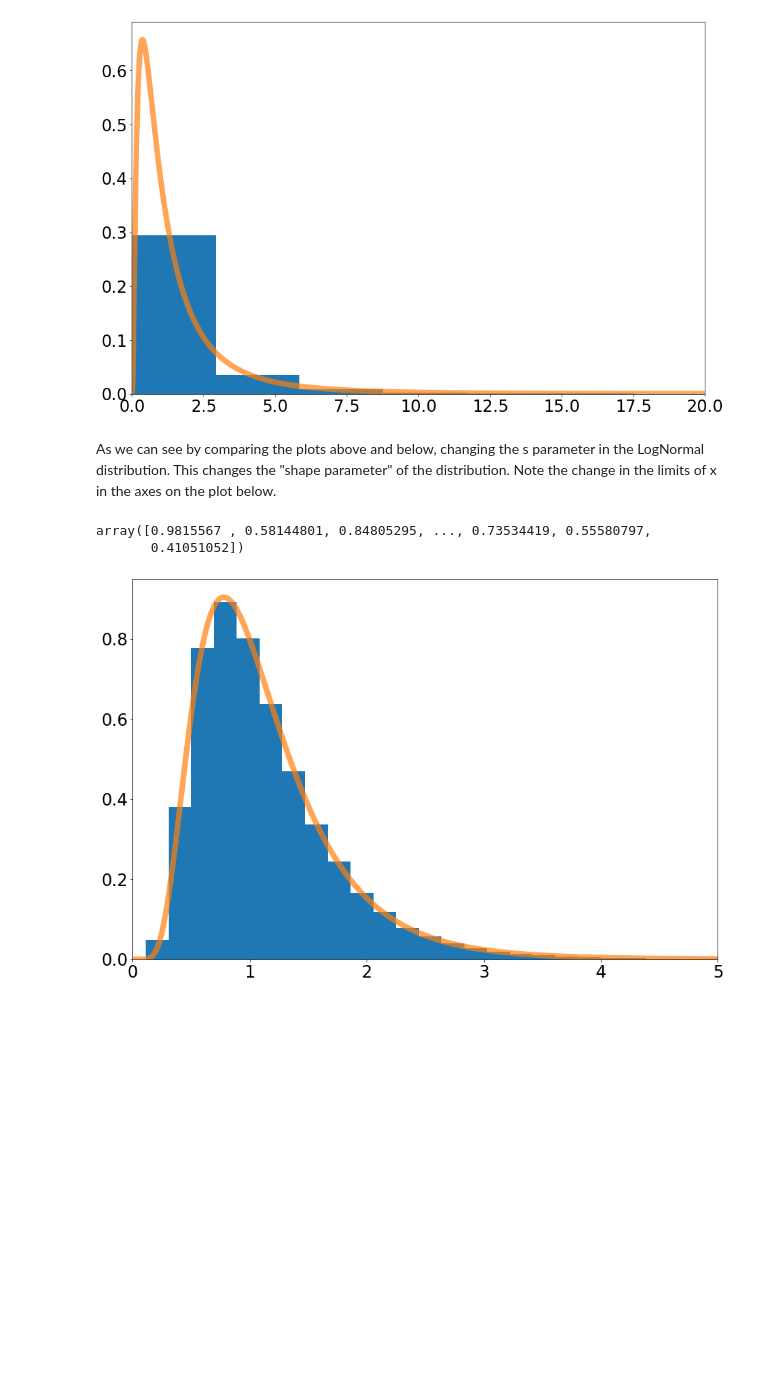
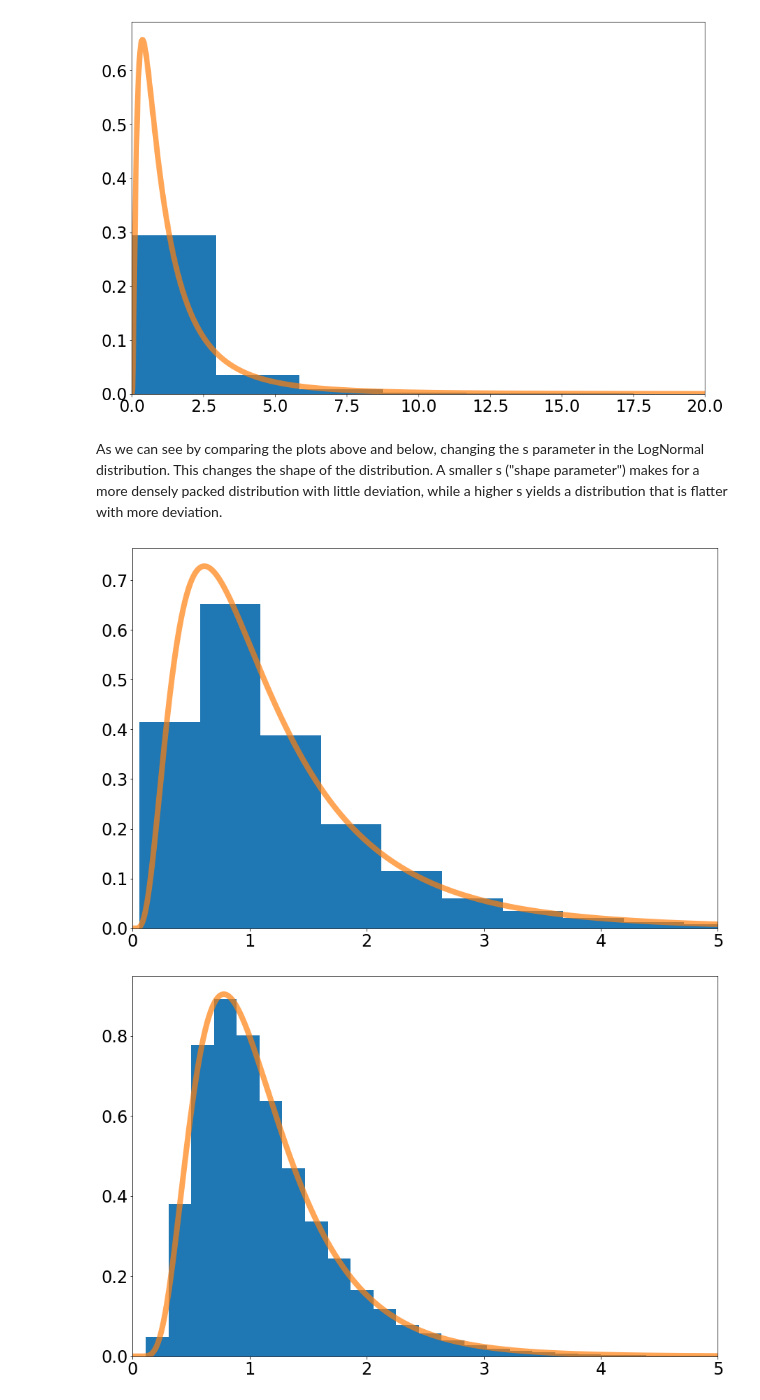
Before and after one commit to SOLHAUG13/Phys434_Autumn2021, a Jupyter notebook: Labs/Lab1/Lab1.ipynb, the cells around one changed output. Cells and saved outputs as stored; diff of their text form; code cells hidden in the pictures; blank space fills up the shorter version.

```diff
--- a/Labs/Lab1/Lab1.ipynb
+++ b/Labs/Lab1/Lab1.ipynb
@@ -145,16 +150,23 @@ plt.show()
 # %% [output]
 [figure]
 # %% [markdown]
-As we can see by comparing the plots above and below, changing the s parameter in the LogNormal distribution. This changes the "shape parameter" of the distribution.
-Note the change in the limits of x in the axes on the plot below.
+As we can see by comparing the plots above and below, changing the s parameter in the LogNormal distribution. This changes the shape of the distribution. A smaller s ("shape parameter") makes for a more densely packed distribution with little deviation, while a higher s yields a distribution that is flatter with more deviation.
+# %%
+s = .7
+d = stats.lognorm.rvs(s, size = 100000)
+# %%
+fig, ax = plt.subplots(1, 1)
+ax.hist(d, 50, density=True)
+plt.tick_params(labelsize = 24)
+plt.xlim([0,5])
+x = np.linspace(0,5,1000)
+ax.plot(x,stats.lognorm.pdf(x, s),linewidth = 8,alpha = 0.7)
+plt.show()
+# %% [output]
+[figure, added]
 # %%
 s = .5
 d = stats.lognorm.rvs(s, size = 100000)
-# %%
-d
-# %% [output]
-array([0.9815567 , 0.58144801, 0.84805295, ..., 0.73534419, 0.55580797,
-       0.41051052])
 # %%
 fig, ax = plt.subplots(1, 1)
 ax.hist(d, 50, density=True)
```
Also changed, not shown: parts of 63 cells of this notebook.
